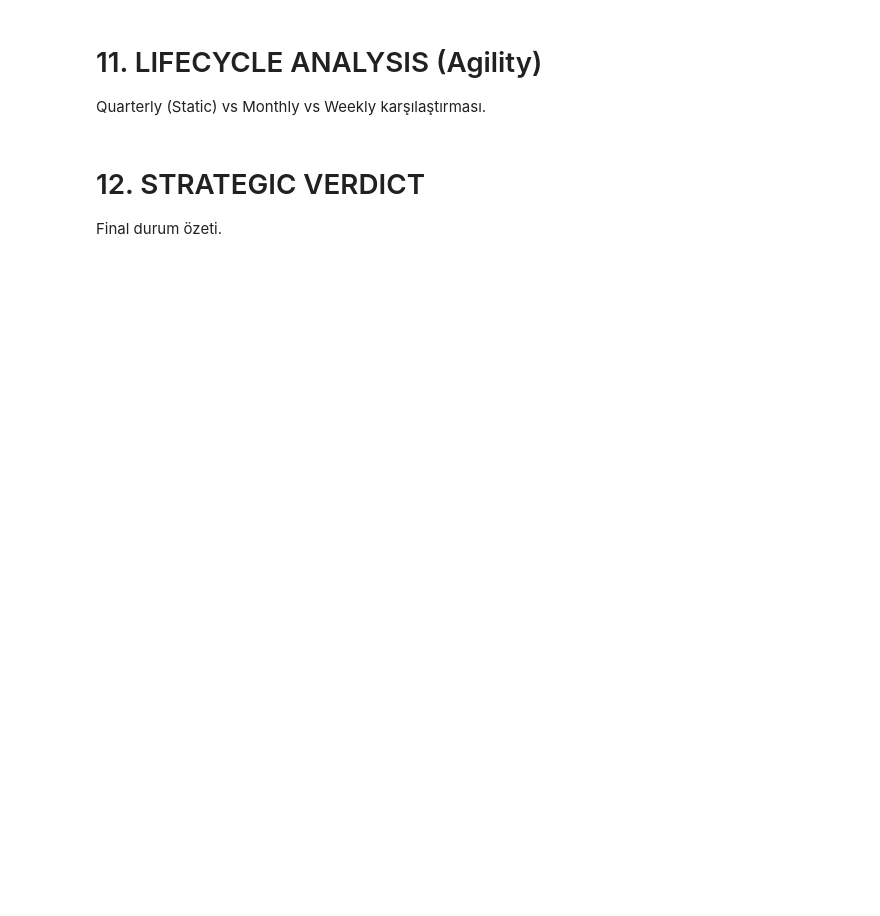
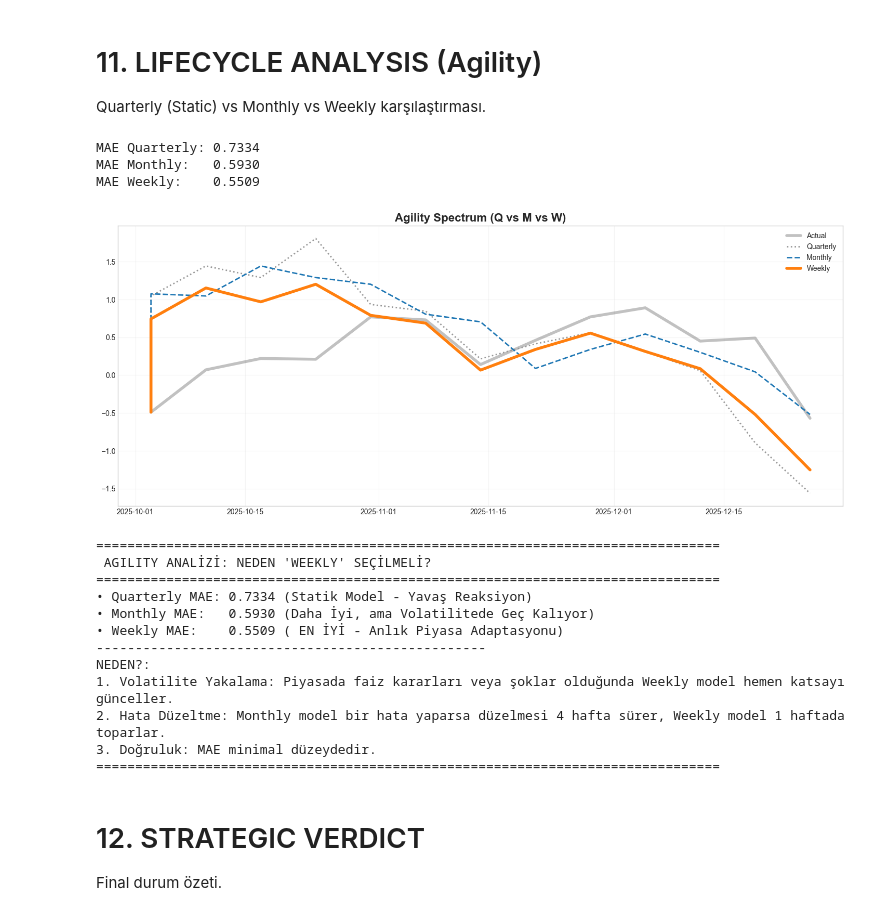
Before and after one commit to canmergen/Use-a-Pre-trained-Image-Classifier-to-Identify-Dog-Breeds, a Jupyter notebook: Executive_Presentation_Model_MODE1.ipynb, the cells around one changed output. Drawn from its saved outputs; the diff is of its cells as text; code cells hidden in the pictures; blank space fills up the shorter version.

```diff
--- a/Executive_Presentation_Model_MODE1.ipynb
+++ b/Executive_Presentation_Model_MODE1.ipynb
@@ -738,36 +938,56 @@ print(f"MAE Weekly:    {mae_w:.4f}")
 
 # Plot
 last_act_val = df.loc[split_idx, 'NET']
 last_act_idx = split_idx
 
 plt.figure(figsize=(18, 7))
 act_s = make_seamless(agile_plot['Actual'], last_act_val, last_act_idx)
 plt.plot(act_s.index.map(safe_date_map), act_s, color=GRAY_DARK, alpha=0.3, linewidth=4, label='Actual')
 
 q_s = make_seamless(agile_plot['Quarterly'], last_act_val, last_act_idx)
 m_s = make_seamless(agile_plot['Monthly'], last_act_val, last_act_idx)
 w_s = make_seamless(agile_plot['Weekly'], last_act_val, last_act_idx)
 
 plt.plot(q_s.index.map(safe_date_map), q_s, color=GRAY_LIGHT, linestyle=':', linewidth=2, label='Quarterly')
 plt.plot(m_s.index.map(safe_date_map), m_s, color=BLUE, linestyle='--', linewidth=2, label='Monthly')
 plt.plot(w_s.index.map(safe_date_map), w_s, color=ORANGE, linewidth=4, label='Weekly')
 
 plt.title('Agility Spectrum (Q vs M vs W)', fontsize=16, fontweight='bold')
-plt.legend(); plt.grid(True, alpha=0.2); plt.show()
+plt.legend(); plt.grid(True, alpha=0.2)
+
+plt.savefig(os.path.join(IMAGES_DIR, 'fig_agility_spectrum.png'), dpi=300)
+plt.show()
 
 # AGILITY VERDICT
-print("\n" + "="*80)
+print("" + "="*80)
 print(" AGILITY ANALİZİ: NEDEN 'WEEKLY' SEÇİLMELİ?")
 print("="*80)
 print(f"• Quarterly MAE: {mae_q:.4f} (Statik Model - Yavaş Reaksiyon)")
 print(f"• Monthly MAE:   {mae_m:.4f} (Daha İyi, ama Volatilitede Geç Kalıyor)")
-print(f"• Weekly MAE:    {mae_w:.4f} (🏆 EN İYİ - Anlık Piyasa Adaptasyonu)")
+print(f"• Weekly MAE:    {mae_w:.4f} ( EN İYİ - Anlık Piyasa Adaptasyonu)")
 print("-" * 50)
 print("NEDEN?:")
 print("1. Volatilite Yakalama: Piyasada faiz kararları veya şoklar olduğunda Weekly model hemen katsayı günceller.")
 print("2. Hata Düzeltme: Monthly model bir hata yaparsa düzelmesi 4 hafta sürer, Weekly model 1 haftada toparlar.")
 print("3. Doğruluk: MAE minimal düzeydedir.")
 print("="*80)
+# %% [output]
+MAE Quarterly: 0.7334
+MAE Monthly:   0.5930
+MAE Weekly:    0.5509
+[figure, added]
+================================================================================
+ AGILITY ANALİZİ: NEDEN 'WEEKLY' SEÇİLMELİ?
+================================================================================
+• Quarterly MAE: 0.7334 (Statik Model - Yavaş Reaksiyon)
+• Monthly MAE:   0.5930 (Daha İyi, ama Volatilitede Geç Kalıyor)
+• Weekly MAE:    0.5509 ( EN İYİ - Anlık Piyasa Adaptasyonu)
+--------------------------------------------------
+NEDEN?:
+1. Volatilite Yakalama: Piyasada faiz kararları veya şoklar olduğunda Weekly model hemen katsayı günceller.
+2. Hata Düzeltme: Monthly model bir hata yaparsa düzelmesi 4 hafta sürer, Weekly model 1 haftada toparlar.
+3. Doğruluk: MAE minimal düzeydedir.
+================================================================================
 # %% [markdown]
 # 12. STRATEGIC VERDICT
 Final durum özeti.
```
Also changed, not shown: parts of 30 cells of this notebook, 1 other file.
